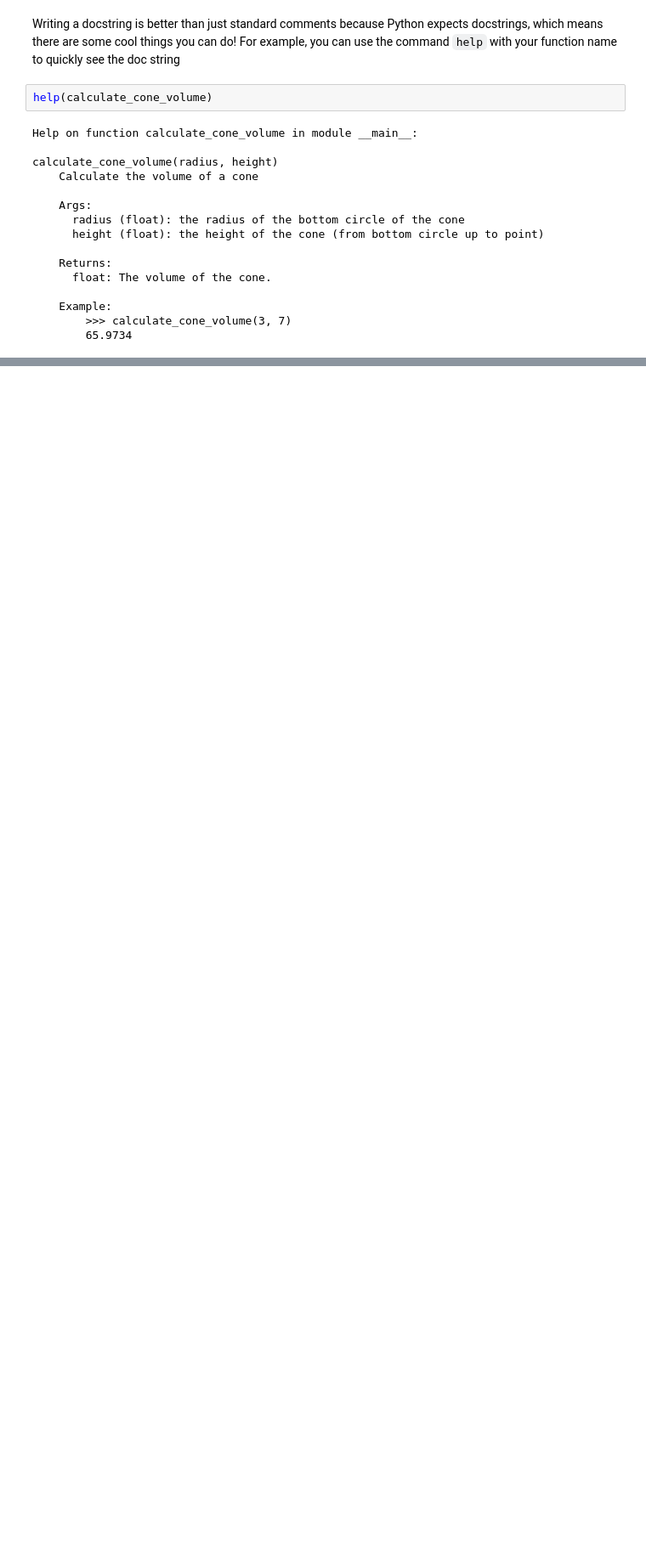
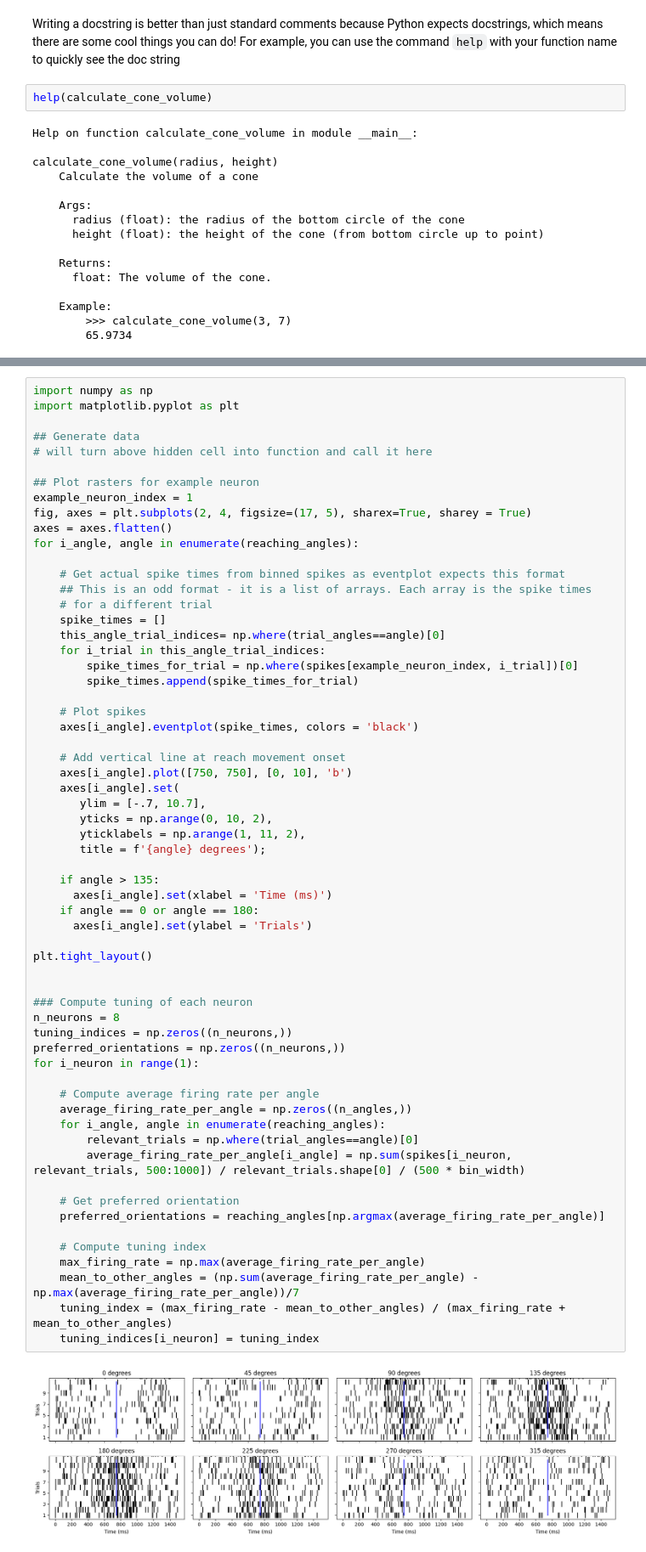
Before and after one commit to ebatty/CorrectReadableScientificCode, a Jupyter notebook: _sources/MiniUnit3/MiniUnit3_WritingClearFunctions.ipynb, the cells around one changed output, grey strips where cells are left out. Shown: that part at 85% size. Drawn from its saved outputs; the diff is of its cells as text; blank space fills up the shorter version.

```diff
--- a/_sources/MiniUnit3/MiniUnit3_WritingClearFunctions.ipynb
+++ b/_sources/MiniUnit3/MiniUnit3_WritingClearFunctions.ipynb
@@ -161,0 +295,63 @@ Take this analysis script, which you cleaned up already in mini unit 2, and spli
+# %%
+import numpy as np
+import matplotlib.pyplot as plt
+
+## Generate data
+# will turn above hidden cell into function and call it here
+
+## Plot rasters for example neuron
+example_neuron_index = 1
+fig, axes = plt.subplots(2, 4, figsize=(17, 5), sharex=True, sharey = True)
+axes = axes.flatten()
+for i_angle, angle in enumerate(reaching_angles):
+
+    # Get actual spike times from binned spikes as eventplot expects this format
+    ## This is an odd format - it is a list of arrays. Each array is the spike times
+    # for a different trial
+    spike_times = []
+    this_angle_trial_indices= np.where(trial_angles==angle)[0]
+    for i_trial in this_angle_trial_indices:
+        spike_times_for_trial = np.where(spikes[example_neuron_index, i_trial])[0]
+        spike_times.append(spike_times_for_trial)
+
+    # Plot spikes
+    axes[i_angle].eventplot(spike_times, colors = 'black')
+
+    # Add vertical line at reach movement onset
+    axes[i_angle].plot([750, 750], [0, 10], 'b')
+    axes[i_angle].set(
+       ylim = [-.7, 10.7],
+       yticks = np.arange(0, 10, 2),
+       yticklabels = np.arange(1, 11, 2),
+       title = f'{angle} degrees');
+
+    if angle > 135:
+      axes[i_angle].set(xlabel = 'Time (ms)')
+    if angle == 0 or angle == 180:
+      axes[i_angle].set(ylabel = 'Trials')
+
+plt.tight_layout()
+
+
+### Compute tuning of each neuron
+n_neurons = 8
+tuning_indices = np.zeros((n_neurons,))
+preferred_orientations = np.zeros((n_neurons,))
+for i_neuron in range(1):
+
+    # Compute average firing rate per angle
+    average_firing_rate_per_angle = np.zeros((n_angles,))
+    for i_angle, angle in enumerate(reaching_angles):
+        relevant_trials = np.where(trial_angles==angle)[0]
+        average_firing_rate_per_angle[i_angle] = np.sum(spikes[i_neuron, relevant_trials, 500:1000]) / relevant_trials.shape[0] / (500 * bin_width)
+
+    # Get preferred orientation
+    preferred_orientations = reaching_angles[np.argmax(average_firing_rate_per_angle)]
+
+    # Compute tuning index
+    max_firing_rate = np.max(average_firing_rate_per_angle)
+    mean_to_other_angles = (np.sum(average_firing_rate_per_angle) - np.max(average_firing_rate_per_angle))/7
+    tuning_index = (max_firing_rate - mean_to_other_angles) / (max_firing_rate + mean_to_other_angles)
+    tuning_indices[i_neuron] = tuning_index
+# %% [output]
+[figure, added]
```
Also changed, not shown: parts of 21 cells of this notebook, 9 other files.
